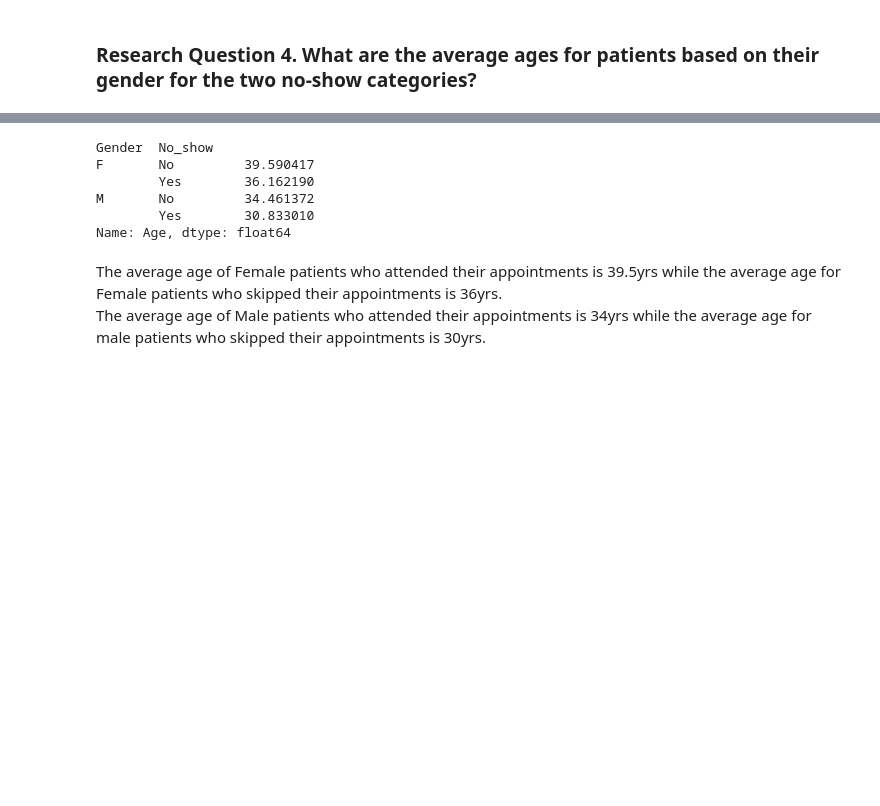
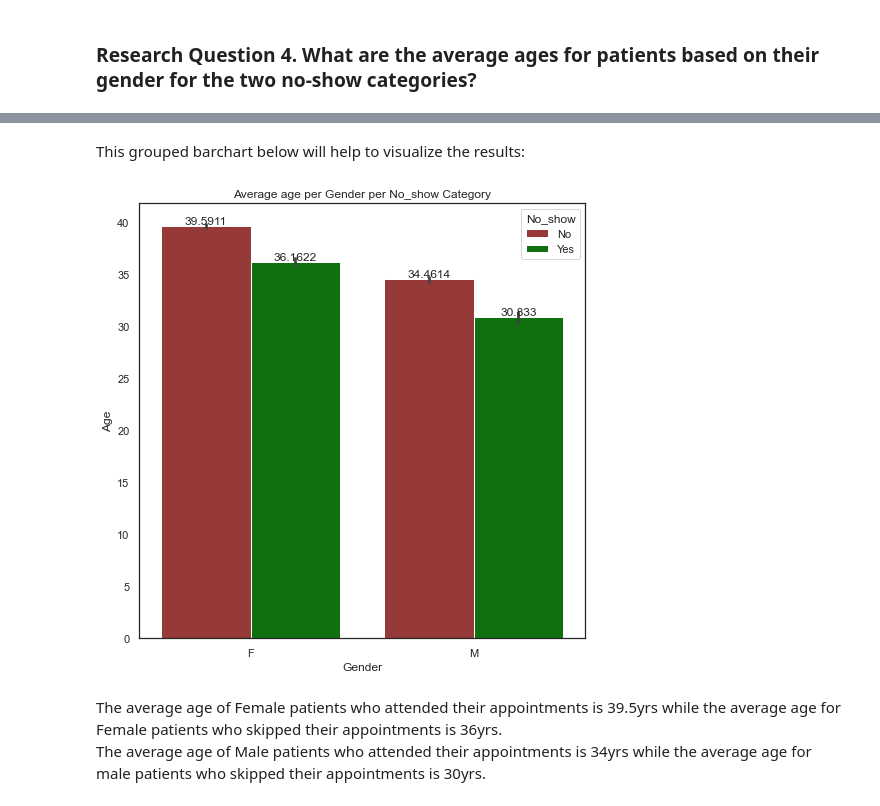
Before and after one commit to zadmainda/-No-Show-DataAnalysis, a Jupyter notebook: appointment No Shows Data Analysis.ipynb, the cells around one changed output, grey strips where cells are left out. Cells and saved outputs as stored; diff of their text form; code cells hidden in the pictures; blank space fills up the shorter version.

```diff
--- a/appointment No Shows Data Analysis.ipynb
+++ b/appointment No Shows Data Analysis.ipynb
@@ -519,12 +517,18 @@ df_16.head(1)
 # %%
-df_16.groupby(['Gender', 'No_show'])['Age'].mean()
+df_avg_age = df_16.groupby(['Gender', 'No_show'])['Age'].mean()
-# %% [output]
-Gender  No_show
-F       No         39.590417
-        Yes        36.162190
-M       No         34.461372
-        Yes        30.833010
-Name: Age, dtype: float64
+# %% [markdown]
+This grouped barchart below will help to visualize the results:
+# %%
+plt.figure(figsize = (8,8))
+
+chartbar = sns.barplot(data=df_16, x='Gender',palette=['brown', 'green'],hue='No_show', y='Age')
+chartbar.set(title = 'Average age per Gender per No_show Category')
+
+# function will add data labels to the visual
+for bar in chartbar.containers:
+    chartbar.bar_label(bar)
+# %% [output]
+[figure, added]
 # %% [markdown]
 The average age of Female patients who attended their appointments is 39.5yrs while the average age for Female patients who skipped their appointments is 36yrs. <br>
 The average age of Male patients who attended their appointments is 34yrs while the average age for male patients who skipped their appointments is 30yrs.
```
Also changed, not shown: parts of 18 cells of this notebook.
